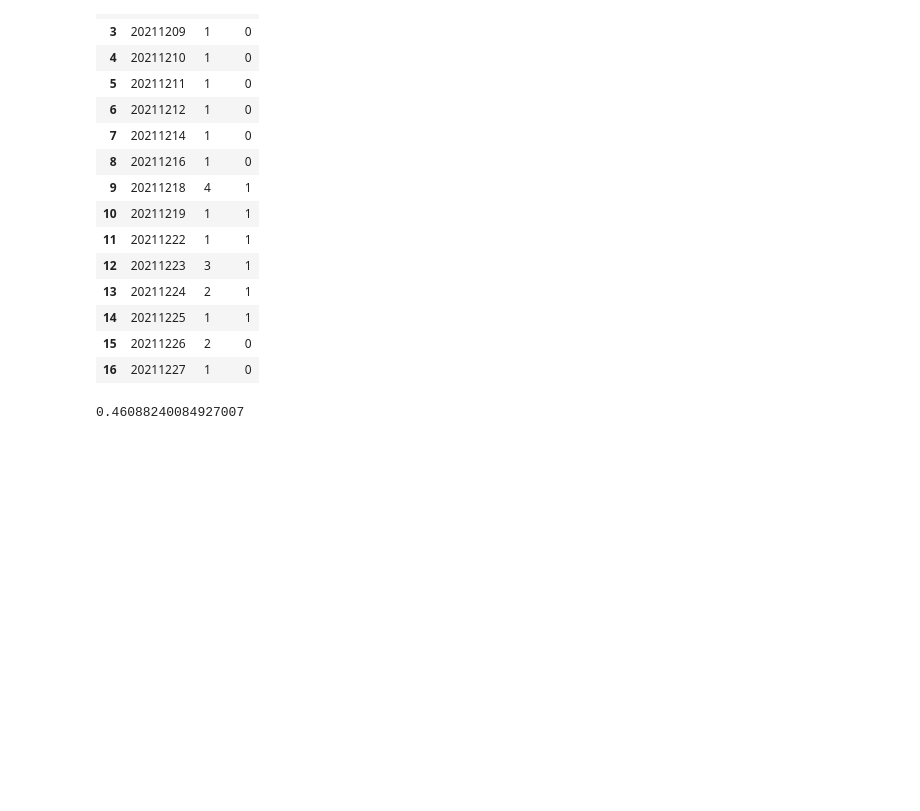
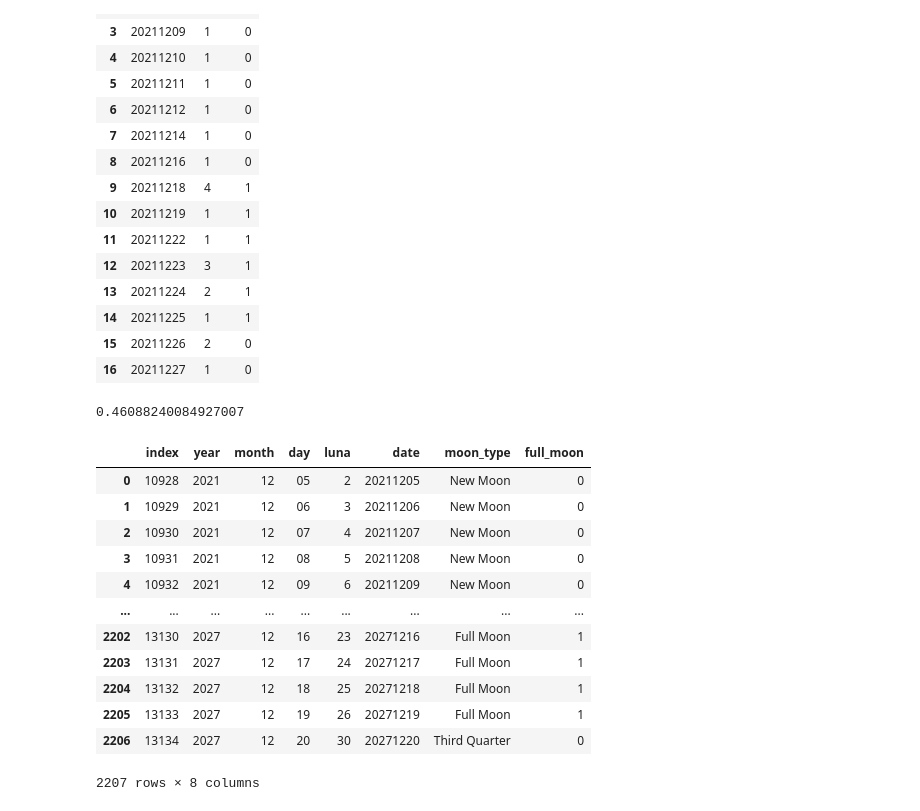
Before and after one commit to acapponi/moon, a Jupyter notebook: data-analisys.ipynb, the cells around one changed output. Cells and saved outputs as stored; diff of their text form; code cells hidden in the pictures; blank space fills up the shorter version.

```diff
--- a/data-analisys.ipynb
+++ b/data-analisys.ipynb
@@ -238,3 +238,24 @@ z
 z['id'].corr(z['luna'])
 # %% [output]
 0.46088240084927007
+# %%
+y1 = moon[moon['date'] > 20211204].reset_index()
+
+y1['moon_type'] = y1['luna'].map(moon_type)
+y1['full_moon'] = y1['luna'].map(full_moon)
+
+y1
+# %% [output]
+|  | index | year | month | day | luna | date | moon_type | full_moon |
+| 0 | 10928 | 2021 | 12 | 05 | 2 | 20211205 | New Moon | 0 |
+| 1 | 10929 | 2021 | 12 | 06 | 3 | 20211206 | New Moon | 0 |
+| 2 | 10930 | 2021 | 12 | 07 | 4 | 20211207 | New Moon | 0 |
+| 3 | 10931 | 2021 | 12 | 08 | 5 | 20211208 | New Moon | 0 |
+| 4 | 10932 | 2021 | 12 | 09 | 6 | 20211209 | New Moon | 0 |
+| ... | ... | ... | ... | ... | ... | ... | ... | ... |
+| 2202 | 13130 | 2027 | 12 | 16 | 23 | 20271216 | Full Moon | 1 |
+| 2203 | 13131 | 2027 | 12 | 17 | 24 | 20271217 | Full Moon | 1 |
+| 2204 | 13132 | 2027 | 12 | 18 | 25 | 20271218 | Full Moon | 1 |
+| 2205 | 13133 | 2027 | 12 | 19 | 26 | 20271219 | Full Moon | 1 |
+| 2206 | 13134 | 2027 | 12 | 20 | 30 | 20271220 | Third Quarter | 0 |
+2207 rows × 8 columns
```
Also changed, not shown: parts of 1 cell of this notebook.
